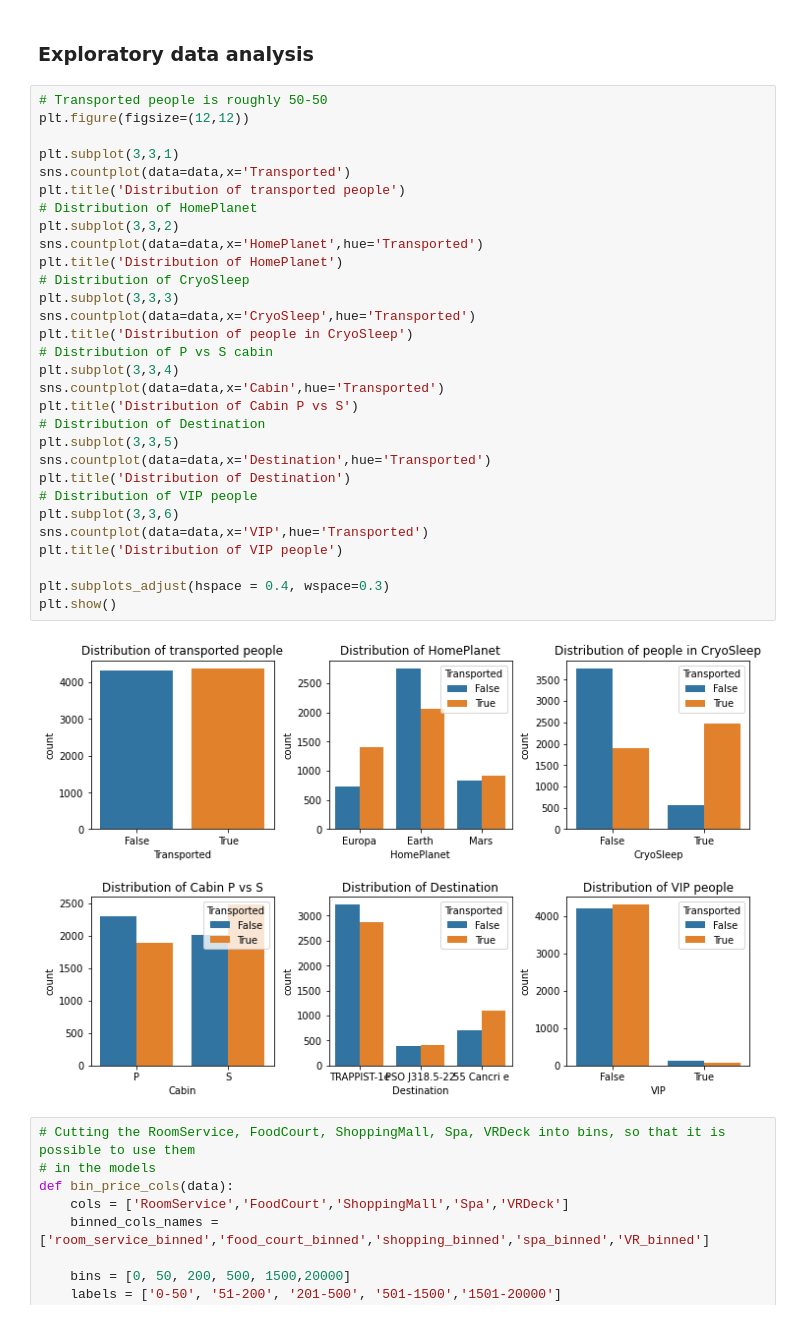
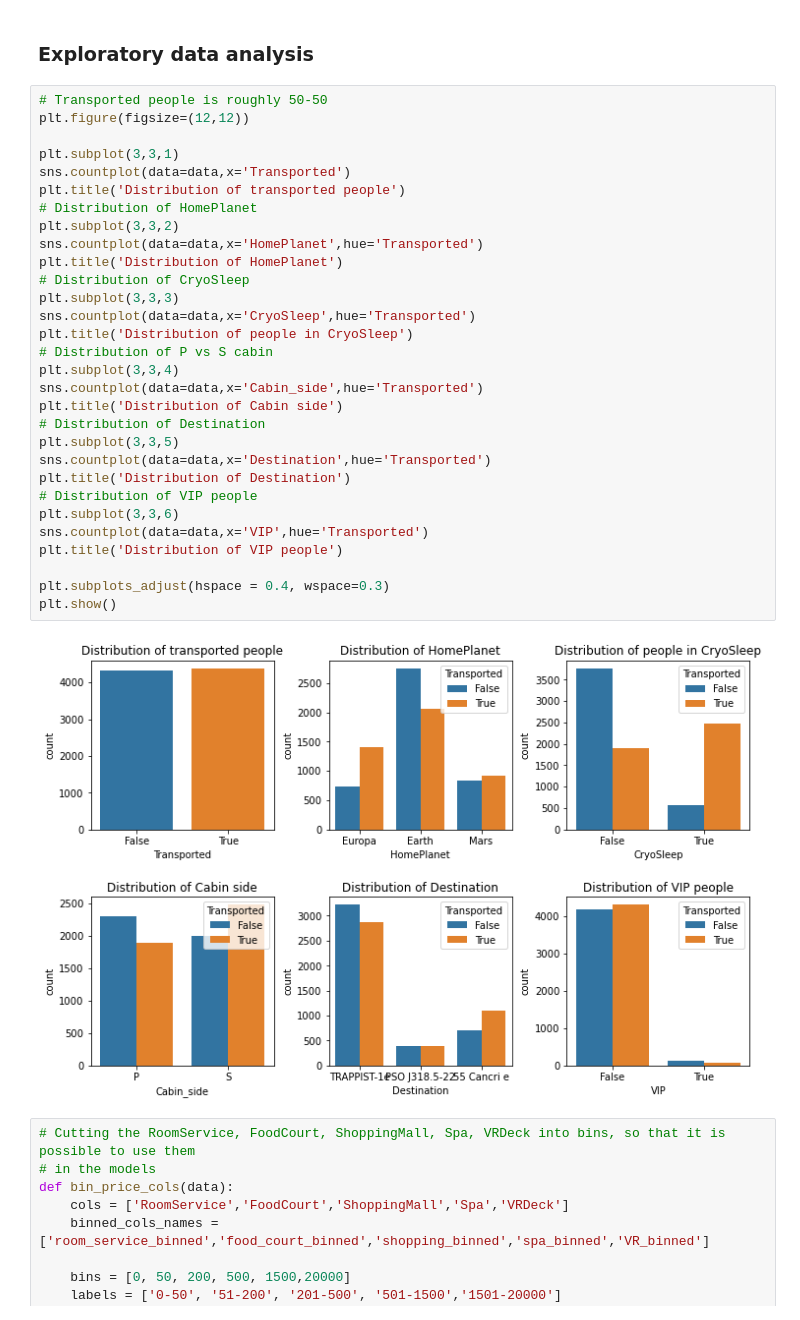
Before and after one commit to cseilcseil/spaceship-titanic, a Jupyter notebook: spaceship_titanic.ipynb, the cells around one changed output. Drawn from its saved outputs; the diff is of its cells as text.

Commit message:
cabin_divided_in_deck_and_side

```diff
--- a/spaceship_titanic.ipynb
+++ b/spaceship_titanic.ipynb
@@ -99,35 +104,35 @@ dtype: int64
 # %%
 # Transported people is roughly 50-50
 plt.figure(figsize=(12,12))
 
 plt.subplot(3,3,1)
 sns.countplot(data=data,x='Transported')
 plt.title('Distribution of transported people')
 # Distribution of HomePlanet
 plt.subplot(3,3,2)
 sns.countplot(data=data,x='HomePlanet',hue='Transported')
 plt.title('Distribution of HomePlanet')
 # Distribution of CryoSleep
 plt.subplot(3,3,3)
 sns.countplot(data=data,x='CryoSleep',hue='Transported')
 plt.title('Distribution of people in CryoSleep')
 # Distribution of P vs S cabin
 plt.subplot(3,3,4)
-sns.countplot(data=data,x='Cabin',hue='Transported')
-plt.title('Distribution of Cabin P vs S')
+sns.countplot(data=data,x='Cabin_side',hue='Transported')
+plt.title('Distribution of Cabin side')
 # Distribution of Destination
 plt.subplot(3,3,5)
 sns.countplot(data=data,x='Destination',hue='Transported')
 plt.title('Distribution of Destination')
 # Distribution of VIP people
 plt.subplot(3,3,6)
 sns.countplot(data=data,x='VIP',hue='Transported')
 plt.title('Distribution of VIP people')
 
 plt.subplots_adjust(hspace = 0.4, wspace=0.3)
 plt.show()
 # %% [output]
-[figure, old version]
+[figure, new version]
 # %%
 # Cutting the RoomService, FoodCourt, ShoppingMall, Spa, VRDeck into bins, so that it is possible to use them
 # in the models
```
Also changed, not shown: parts of 8 cells of this notebook, 1 other file.
